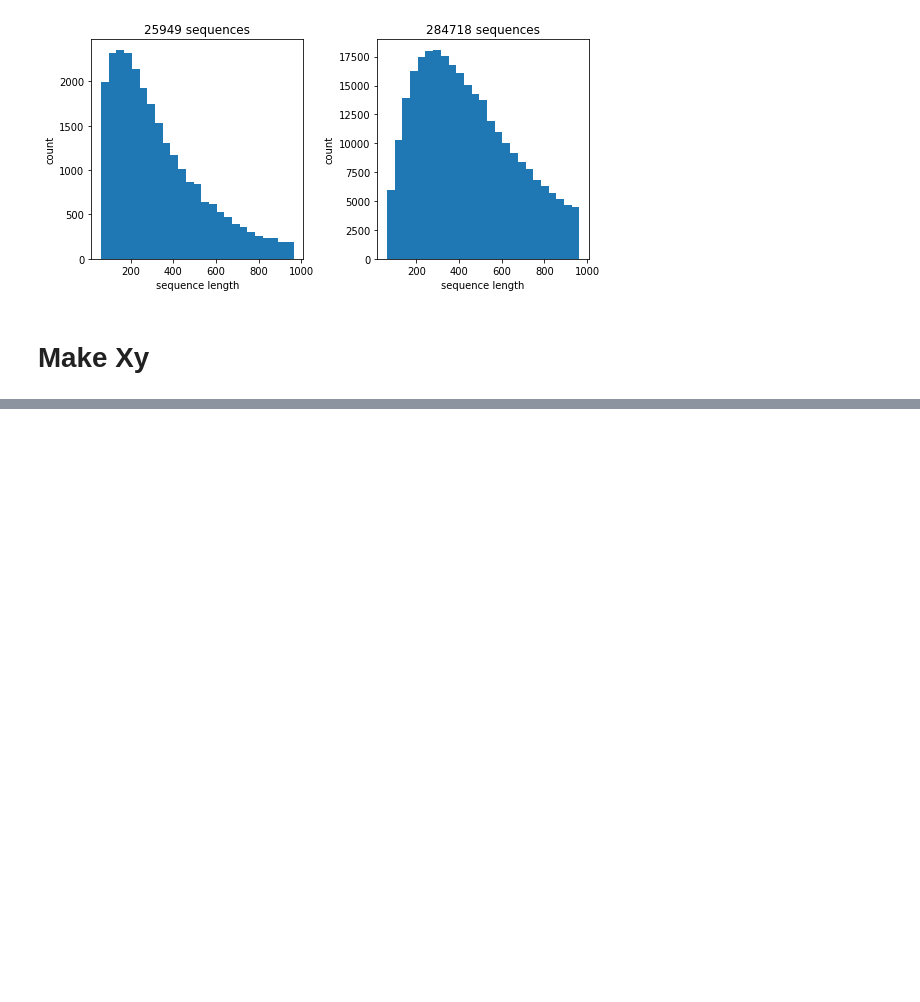
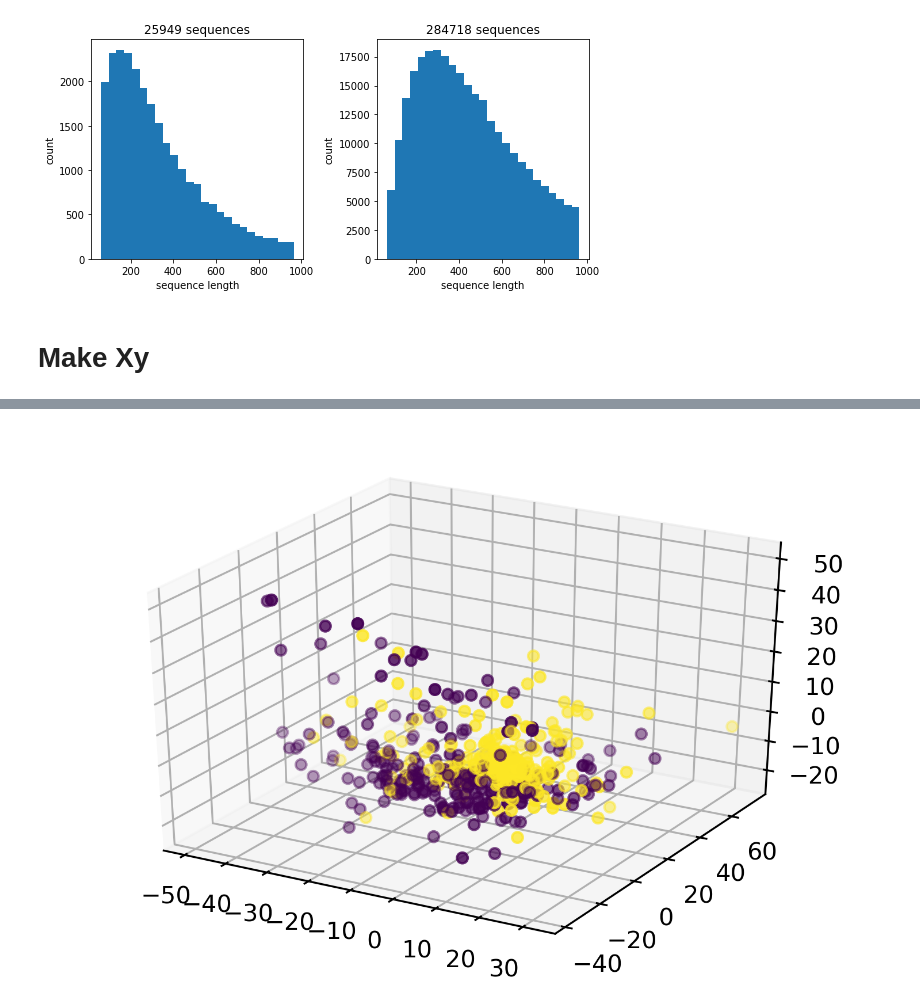
Before and after one commit to samuelefiorini/tangle, a Jupyter notebook: notebooks/make_xy.ipynb, the cells around one changed output, grey strips where cells are left out. Drawn from its saved outputs; the diff is of its cells as text; code cells hidden in the pictures; blank space fills up the shorter version.

```diff
--- a/notebooks/make_xy.ipynb
+++ b/notebooks/make_xy.ipynb
@@ -238,0 +326,23 @@ plt.xlim([-1, top_k]);
+# %%
+from sklearn.manifold import Isomap
+from mpl_toolkits.mplot3d import Axes3D
+
+sss = StratifiedShuffleSplit(n_splits=1, test_size=500)
+_, _idx = next(sss.split(X_small, y_small))
+# %%
+pp = StandardScaler()
+# tsne = TSNE(n_components=3, perplexity=100, init='pca')
+isomap = Isomap(n_components=3)
+pipe = Pipeline([('pp', pp), ('dr', isomap)])
+
+x_r = pipe.fit_transform(X_small[_idx, :])
+# %%
+fig = plt.figure(dpi=300)
+ax = fig.add_subplot(111, projection='3d')
+
+xs = x_r[:, 0]
+ys = x_r[:, 1]
+zs = x_r[:, 2]
+ax.scatter(xs, ys, zs, c=y_small[_idx]);
+# %% [output]
+[figure, added]
```
Also changed, not shown: parts of 19 cells of this notebook, 1 other file.
